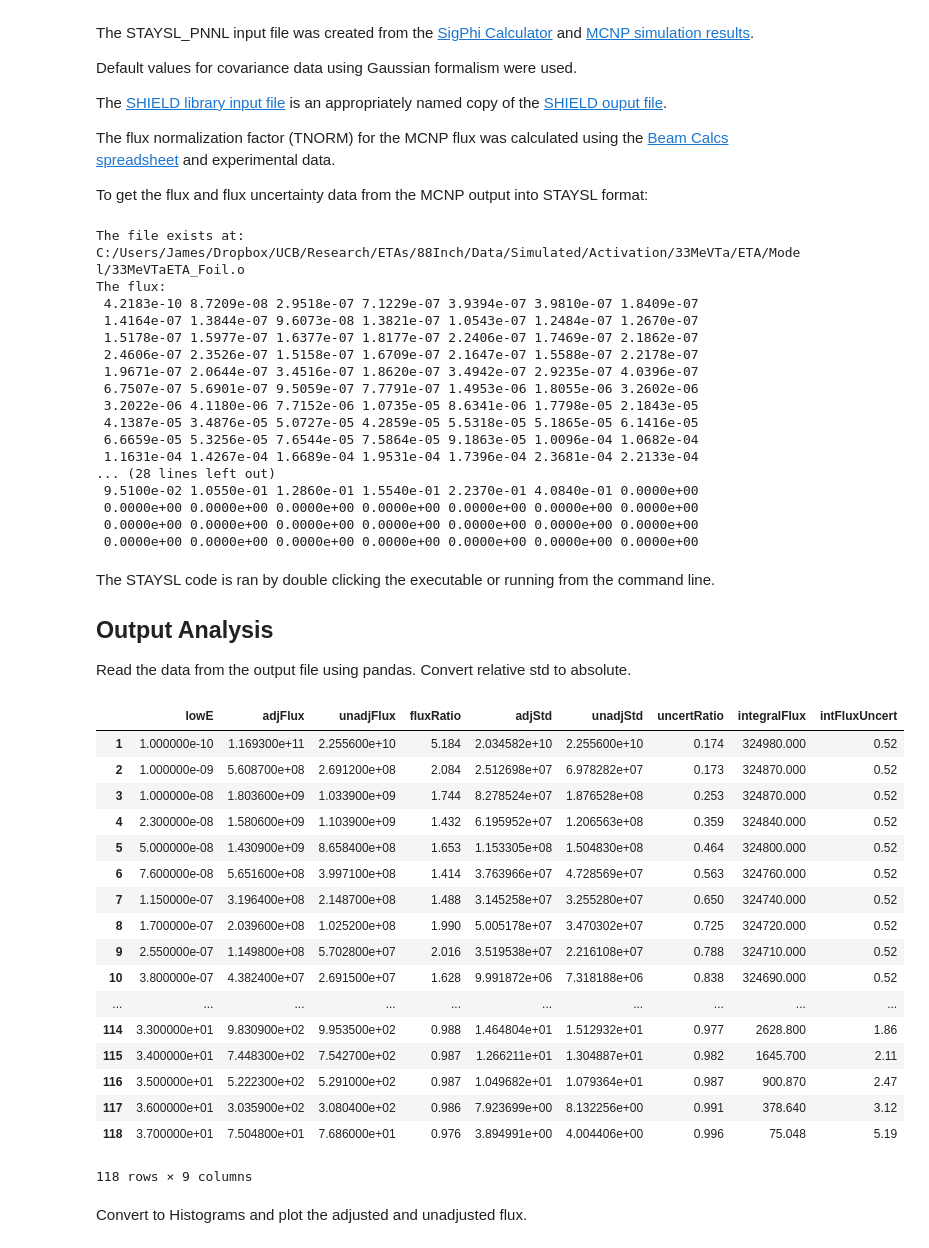
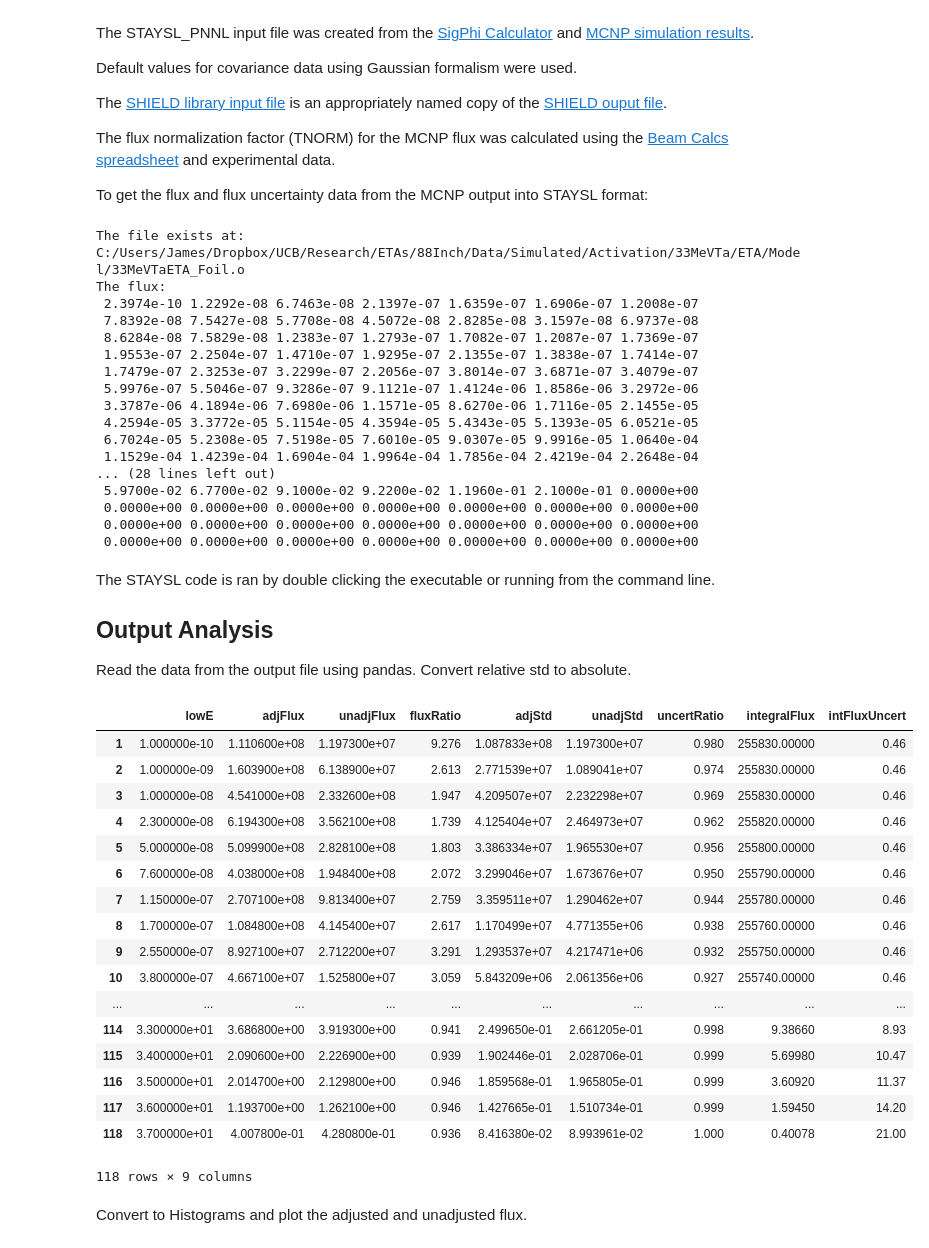
Before and after one commit to 2lambda123/88_Data, a Jupyter notebook: Experiments/Activation/33MeVTa_25Apr/Unfold/ETA/STAYSL_ETA_Input-&-Analysis.ipynb, the cells around one changed output. Cells and saved outputs as stored; diff of their text form; code cells hidden in the pictures.

```diff
--- a/Experiments/Activation/33MeVTa_25Apr/Unfold/ETA/STAYSL_ETA_Input-&-Analysis.ipynb
+++ b/Experiments/Activation/33MeVTa_25Apr/Unfold/ETA/STAYSL_ETA_Input-&-Analysis.ipynb
@@ -66,24 +66,24 @@ from Unfolding.STAYSL import stayslFlux
 simPath = 'C:/Users/James/Dropbox/UCB/Research/ETAs/88Inch/Data/Simulated/Activation/33MeVTa/ETA/Model/33MeVTaETA_Foil.o'
 check_path(simPath)
 
-(tallyFrame,tallyTot, ucertTot) = read_tally(simPath, 214, readGroups=True, splitTally=False)
+(tallyFrame, tallyTot, uncertTot) = read_tally(simPath, 4, readGroups=True, splitTally=False)
 
-stayslFlux(tallyFrame, maxBinAdjust=30, adjFlux=5E-9, adjUncert=1.0)
+stayslFlux(tallyFrame)
 # %% [output]
 The file exists at: C:/Users/James/Dropbox/UCB/Research/ETAs/88Inch/Data/Simulated/Activation/33MeVTa/ETA/Model/33MeVTaETA_Foil.o
 The flux:
- 4.2183e-10 8.7209e-08 2.9518e-07 7.1229e-07 3.9394e-07 3.9810e-07 1.8409e-07
- 1.4164e-07 1.3844e-07 9.6073e-08 1.3821e-07 1.0543e-07 1.2484e-07 1.2670e-07
- 1.5178e-07 1.5977e-07 1.6377e-07 1.8177e-07 2.2406e-07 1.7469e-07 2.1862e-07
- 2.4606e-07 2.3526e-07 1.5158e-07 1.6709e-07 2.1647e-07 1.5588e-07 2.2178e-07
- 1.9671e-07 2.0644e-07 3.4516e-07 1.8620e-07 3.4942e-07 2.9235e-07 4.0396e-07
- 6.7507e-07 5.6901e-07 9.5059e-07 7.7791e-07 1.4953e-06 1.8055e-06 3.2602e-06
- 3.2022e-06 4.1180e-06 7.7152e-06 1.0735e-05 8.6341e-06 1.7798e-05 2.1843e-05
- 4.1387e-05 3.4876e-05 5.0727e-05 4.2859e-05 5.5318e-05 5.1865e-05 6.1416e-05
- 6.6659e-05 5.3256e-05 7.6544e-05 7.5864e-05 9.1863e-05 1.0096e-04 1.0682e-04
- 1.1631e-04 1.4267e-04 1.6689e-04 1.9531e-04 1.7396e-04 2.3681e-04 2.2133e-04
+ 2.3974e-10 1.2292e-08 6.7463e-08 2.1397e-07 1.6359e-07 1.6906e-07 1.2008e-07
+ 7.8392e-08 7.5427e-08 5.7708e-08 4.5072e-08 2.8285e-08 3.1597e-08 6.9737e-08
+ 8.6284e-08 7.5829e-08 1.2383e-07 1.2793e-07 1.7082e-07 1.2087e-07 1.7369e-07
+ 1.9553e-07 2.2504e-07 1.4710e-07 1.9295e-07 2.1355e-07 1.3838e-07 1.7414e-07
+ 1.7479e-07 2.3253e-07 3.2299e-07 2.2056e-07 3.8014e-07 3.6871e-07 3.4079e-07
+ 5.9976e-07 5.5046e-07 9.3286e-07 9.1121e-07 1.4124e-06 1.8586e-06 3.2972e-06
+ 3.3787e-06 4.1894e-06 7.6980e-06 1.1571e-05 8.6270e-06 1.7116e-05 2.1455e-05
+ 4.2594e-05 3.3772e-05 5.1154e-05 4.3594e-05 5.4343e-05 5.1393e-05 6.0521e-05
+ 6.7024e-05 5.2308e-05 7.5198e-05 7.6010e-05 9.0307e-05 9.9916e-05 1.0640e-04
+ 1.1529e-04 1.4239e-04 1.6904e-04 1.9964e-04 1.7856e-04 2.4219e-04 2.2648e-04
 ... (28 lines left out)
- 9.5100e-02 1.0550e-01 1.2860e-01 1.5540e-01 2.2370e-01 4.0840e-01 0.0000e+00
+ 5.9700e-02 6.7700e-02 9.1000e-02 9.2200e-02 1.1960e-01 2.1000e-01 0.0000e+00
  0.0000e+00 0.0000e+00 0.0000e+00 0.0000e+00 0.0000e+00 0.0000e+00 0.0000e+00
  0.0000e+00 0.0000e+00 0.0000e+00 0.0000e+00 0.0000e+00 0.0000e+00 0.0000e+00
  0.0000e+00 0.0000e+00 0.0000e+00 0.0000e+00 0.0000e+00 0.0000e+00 0.0000e+00
@@ -96,34 +96,34 @@ Read the data from the output file using pandas. Convert relative std to absolut
 # %%
 import pandas as pd
 
-path = 'C:/Users/James/Dropbox/UCB/Research/ETAs/88Inch/Data/Experiments/Activation/33MeVTa_25Apr/Unfold/CleanBeam/STAYSL_PNNL/stayslin.out'
+path = 'C:/Users/James/Dropbox/UCB/Research/ETAs/88Inch/Data/Experiments/Activation/33MeVTa_25Apr/Unfold/ETA/STAYSL_PNNL/stayslin.out'
 df = pd.read_table(path, engine='python', sep='\s+', skiprows=99, skipfooter=649, header=None,
                    names=['lowE', 'adjFlux', 'unadjFlux', 'fluxRatio', 'adjStd',
                           'unadjStd', 'uncertRatio', 'integralFlux', 'intFluxUncert'])
 
 df.apply(pd.to_numeric)
 df['adjStd'] = df['adjStd'] * df['adjFlux'] / 100
 df['unadjStd'] = df['unadjStd'] * df['unadjFlux'] / 100
 
 df
 # %% [output]
 |  | lowE | adjFlux | unadjFlux | fluxRatio | adjStd | unadjStd | uncertRatio | integralFlux | intFluxUncert |
-| 1 | 1.000000e-10 | 1.169300e+11 | 2.255600e+10 | 5.184 | 2.034582e+10 | 2.255600e+10 | 0.174 | 324980.000 | 0.52 |
-| 2 | 1.000000e-09 | 5.608700e+08 | 2.691200e+08 | 2.084 | 2.512698e+07 | 6.978282e+07 | 0.173 | 324870.000 | 0.52 |
-| 3 | 1.000000e-08 | 1.803600e+09 | 1.033900e+09 | 1.744 | 8.278524e+07 | 1.876528e+08 | 0.253 | 324870.000 | 0.52 |
-| 4 | 2.300000e-08 | 1.580600e+09 | 1.103900e+09 | 1.432 | 6.195952e+07 | 1.206563e+08 | 0.359 | 324840.000 | 0.52 |
-| 5 | 5.000000e-08 | 1.430900e+09 | 8.658400e+08 | 1.653 | 1.153305e+08 | 1.504830e+08 | 0.464 | 324800.000 | 0.52 |
-| 6 | 7.600000e-08 | 5.651600e+08 | 3.997100e+08 | 1.414 | 3.763966e+07 | 4.728569e+07 | 0.563 | 324760.000 | 0.52 |
-| 7 | 1.150000e-07 | 3.196400e+08 | 2.148700e+08 | 1.488 | 3.145258e+07 | 3.255280e+07 | 0.650 | 324740.000 | 0.52 |
-| 8 | 1.700000e-07 | 2.039600e+08 | 1.025200e+08 | 1.990 | 5.005178e+07 | 3.470302e+07 | 0.725 | 324720.000 | 0.52 |
-| 9 | 2.550000e-07 | 1.149800e+08 | 5.702800e+07 | 2.016 | 3.519538e+07 | 2.216108e+07 | 0.788 | 324710.000 | 0.52 |
-| 10 | 3.800000e-07 | 4.382400e+07 | 2.691500e+07 | 1.628 | 9.991872e+06 | 7.318188e+06 | 0.838 | 324690.000 | 0.52 |
+| 1 | 1.000000e-10 | 1.110600e+08 | 1.197300e+07 | 9.276 | 1.087833e+08 | 1.197300e+07 | 0.980 | 255830.00000 | 0.46 |
+| 2 | 1.000000e-09 | 1.603900e+08 | 6.138900e+07 | 2.613 | 2.771539e+07 | 1.089041e+07 | 0.974 | 255830.00000 | 0.46 |
+| 3 | 1.000000e-08 | 4.541000e+08 | 2.332600e+08 | 1.947 | 4.209507e+07 | 2.232298e+07 | 0.969 | 255830.00000 | 0.46 |
+| 4 | 2.300000e-08 | 6.194300e+08 | 3.562100e+08 | 1.739 | 4.125404e+07 | 2.464973e+07 | 0.962 | 255820.00000 | 0.46 |
+| 5 | 5.000000e-08 | 5.099900e+08 | 2.828100e+08 | 1.803 | 3.386334e+07 | 1.965530e+07 | 0.956 | 255800.00000 | 0.46 |
+| 6 | 7.600000e-08 | 4.038000e+08 | 1.948400e+08 | 2.072 | 3.299046e+07 | 1.673676e+07 | 0.950 | 255790.00000 | 0.46 |
+| 7 | 1.150000e-07 | 2.707100e+08 | 9.813400e+07 | 2.759 | 3.359511e+07 | 1.290462e+07 | 0.944 | 255780.00000 | 0.46 |
+| 8 | 1.700000e-07 | 1.084800e+08 | 4.145400e+07 | 2.617 | 1.170499e+07 | 4.771355e+06 | 0.938 | 255760.00000 | 0.46 |
+| 9 | 2.550000e-07 | 8.927100e+07 | 2.712200e+07 | 3.291 | 1.293537e+07 | 4.217471e+06 | 0.932 | 255750.00000 | 0.46 |
+| 10 | 3.800000e-07 | 4.667100e+07 | 1.525800e+07 | 3.059 | 5.843209e+06 | 2.061356e+06 | 0.927 | 255740.00000 | 0.46 |
 | ... | ... | ... | ... | ... | ... | ... | ... | ... | ... |
-| 114 | 3.300000e+01 | 9.830900e+02 | 9.953500e+02 | 0.988 | 1.464804e+01 | 1.512932e+01 | 0.977 | 2628.800 | 1.86 |
-| 115 | 3.400000e+01 | 7.448300e+02 | 7.542700e+02 | 0.987 | 1.266211e+01 | 1.304887e+01 | 0.982 | 1645.700 | 2.11 |
-| 116 | 3.500000e+01 | 5.222300e+02 | 5.291000e+02 | 0.987 | 1.049682e+01 | 1.079364e+01 | 0.987 | 900.870 | 2.47 |
-| 117 | 3.600000e+01 | 3.035900e+02 | 3.080400e+02 | 0.986 | 7.923699e+00 | 8.132256e+00 | 0.991 | 378.640 | 3.12 |
-| 118 | 3.700000e+01 | 7.504800e+01 | 7.686000e+01 | 0.976 | 3.894991e+00 | 4.004406e+00 | 0.996 | 75.048 | 5.19 |
+| 114 | 3.300000e+01 | 3.686800e+00 | 3.919300e+00 | 0.941 | 2.499650e-01 | 2.661205e-01 | 0.998 | 9.38660 | 8.93 |
+| 115 | 3.400000e+01 | 2.090600e+00 | 2.226900e+00 | 0.939 | 1.902446e-01 | 2.028706e-01 | 0.999 | 5.69980 | 10.47 |
+| 116 | 3.500000e+01 | 2.014700e+00 | 2.129800e+00 | 0.946 | 1.859568e-01 | 1.965805e-01 | 0.999 | 3.60920 | 11.37 |
+| 117 | 3.600000e+01 | 1.193700e+00 | 1.262100e+00 | 0.946 | 1.427665e-01 | 1.510734e-01 | 0.999 | 1.59450 | 14.20 |
+| 118 | 3.700000e+01 | 4.007800e-01 | 4.280800e-01 | 0.936 | 8.416380e-02 | 8.993961e-02 | 1.000 | 0.40078 | 21.00 |
 118 rows × 9 columns
 # %% [markdown]
 Convert to Histograms and plot the adjusted and unadjusted flux.
```
Also changed, not shown: parts of 32 cells of this notebook, 47 other files.
